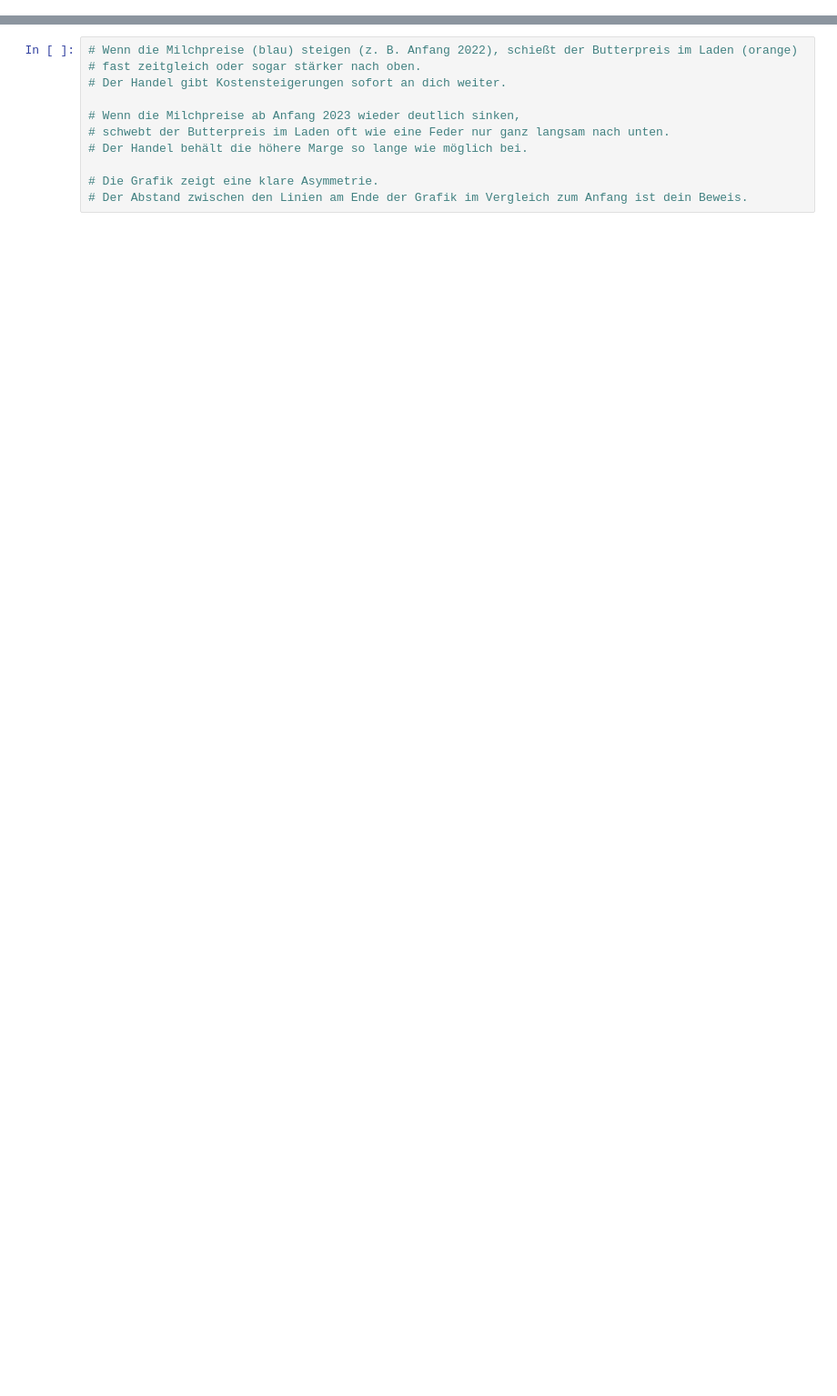
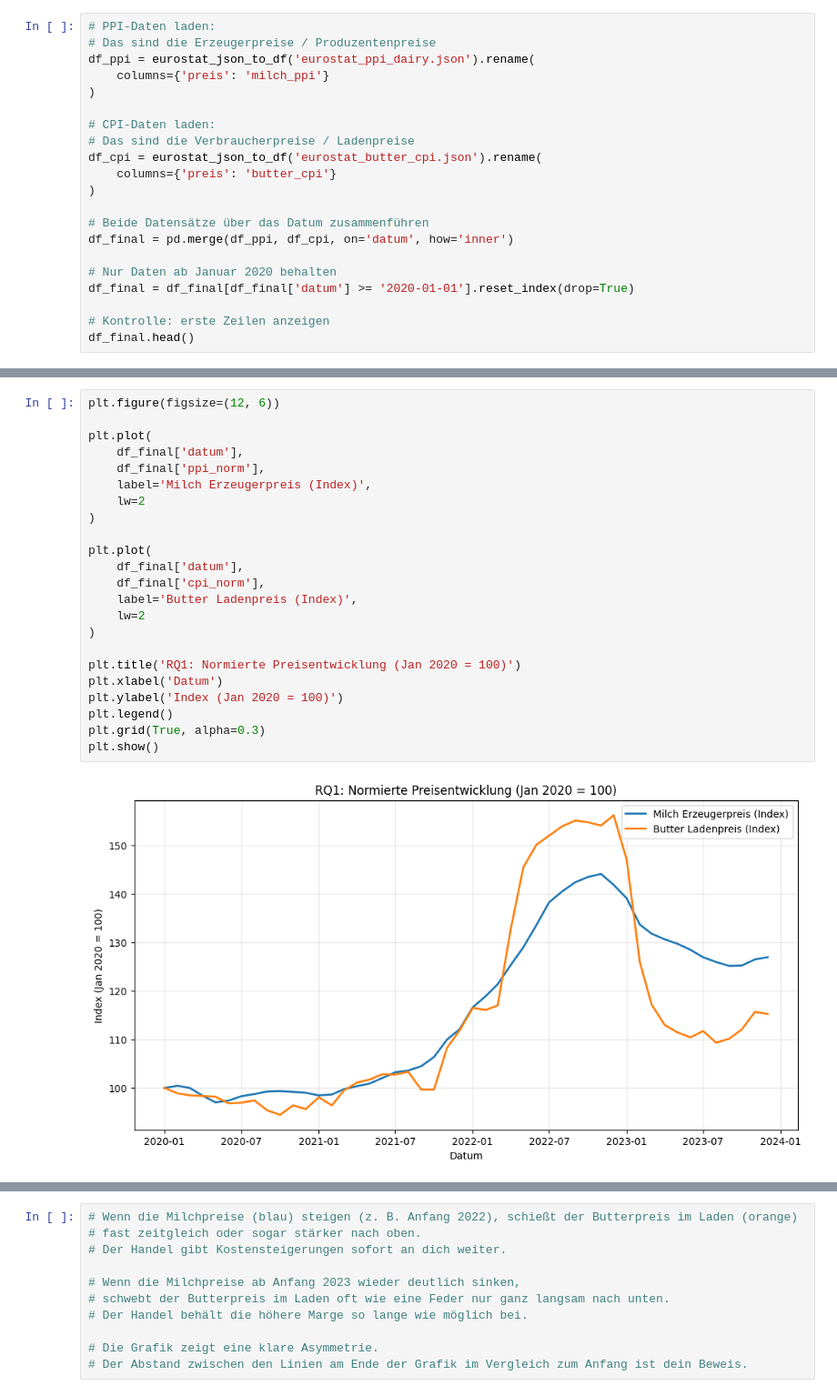
Before and after one commit to ceydadutbjk-commits/DataScienceProject, a Jupyter notebook: inflation_project/raw_data/analyse_milch_butter.ipynb, the cells around one changed output, grey strips where cells are left out. Shown at 91% size. Cells and saved outputs as stored; diff of their text form; blank space fills up the shorter version.

Commit message:
Fragen beantwortet anhand API Daten

```diff
--- a/inflation_project/raw_data/analyse_milch_butter.ipynb
+++ b/inflation_project/raw_data/analyse_milch_butter.ipynb
@@ -110,0 +63,21 @@ allein durch die Endwerte nicht direkt belegbar.
+# %%
+# PPI-Daten laden:
+# Das sind die Erzeugerpreise / Produzentenpreise
+df_ppi = eurostat_json_to_df('eurostat_ppi_dairy.json').rename(
+    columns={'preis': 'milch_ppi'}
+)
+
+# CPI-Daten laden:
+# Das sind die Verbraucherpreise / Ladenpreise
+df_cpi = eurostat_json_to_df('eurostat_butter_cpi.json').rename(
+    columns={'preis': 'butter_cpi'}
+)
+
+# Beide Datensätze über das Datum zusammenführen
+df_final = pd.merge(df_ppi, df_cpi, on='datum', how='inner')
+
+# Nur Daten ab Januar 2020 behalten
+df_final = df_final[df_final['datum'] >= '2020-01-01'].reset_index(drop=True)
+
+# Kontrolle: erste Zeilen anzeigen
+df_final.head()
@@ -172,0 +176,25 @@ Muster: Keine überproportionale Preissteigerung im Laden messbar.
+# %%
+plt.figure(figsize=(12, 6))
+
+plt.plot(
+    df_final['datum'],
+    df_final['ppi_norm'],
+    label='Milch Erzeugerpreis (Index)',
+    lw=2
+)
+
+plt.plot(
+    df_final['datum'],
+    df_final['cpi_norm'],
+    label='Butter Ladenpreis (Index)',
+    lw=2
+)
+
+plt.title('RQ1: Normierte Preisentwicklung (Jan 2020 = 100)')
+plt.xlabel('Datum')
+plt.ylabel('Index (Jan 2020 = 100)')
+plt.legend()
+plt.grid(True, alpha=0.3)
+plt.show()
+# %% [output]
+[figure, added]
```
Also changed, not shown: parts of 8 cells of this notebook, 4 other files.
